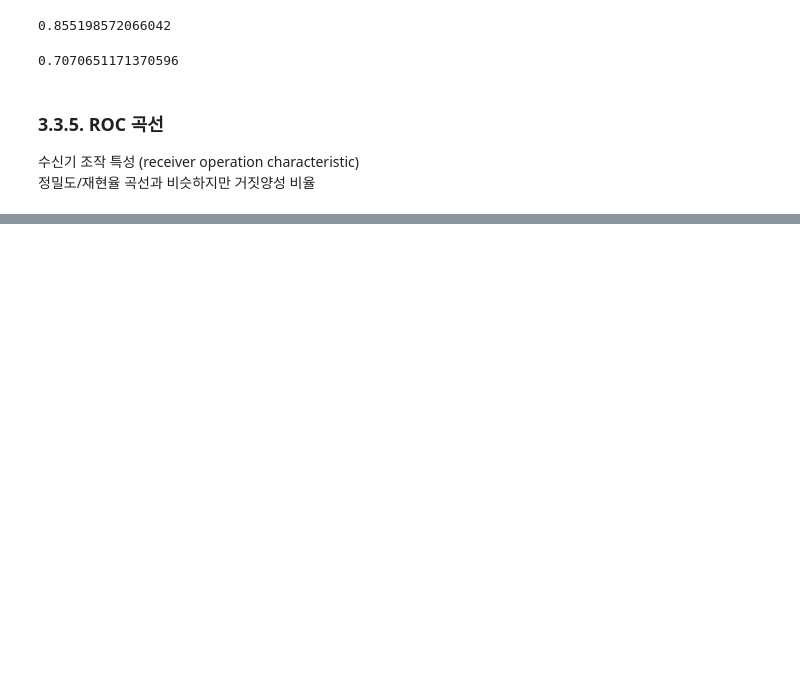
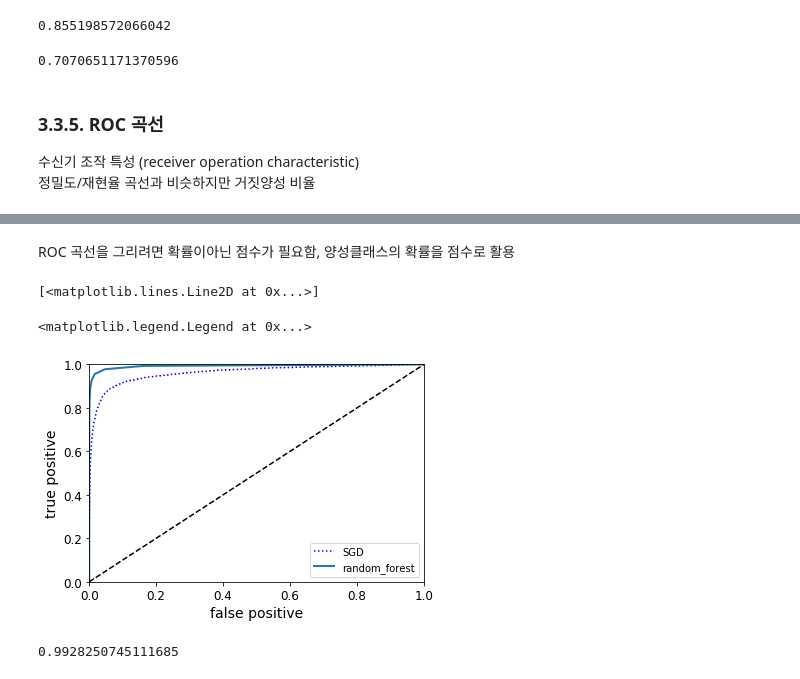
Before and after one commit to Suhwan-Ji/Study_ML, a Jupyter notebook: NoteBooks/Ch03. 분류.ipynb, the cells around one changed output, grey strips where cells are left out. Drawn from its saved outputs; the diff is of its cells as text; code cells hidden in the pictures; blank space fills up the shorter version.

```diff
--- a/NoteBooks/Ch03. 분류.ipynb
+++ b/NoteBooks/Ch03. 분류.ipynb
@@ -255,0 +287,17 @@ recall_score(y_train_5,y_train_pred_90)
+# %% [markdown]
+ROC 곡선을 그리려면 확률이아닌 점수가 필요함,  양성클래스의 확률을 점수로 활용
+# %%
+y_scores_forest = y_probas_forest[:,1]
+fpr_forest, tpr_forest, thresholds_forest = roc_curve(y_train_5, y_scores_forest)
+plt.plot(fpr,tpr,'b:',label='SGD')
+plot_roc_curve(fpr_forest,tpr_forest,label='random_forest')
+plt.legend(loc='lower right')
+plt.show()
+# %% [output]
+[<matplotlib.lines.Line2D at 0x...>]
+<matplotlib.legend.Legend at 0x...>
+[figure, added]
+# %%
+roc_auc_score(y_train_5,y_scores_forest)
+# %% [output]
+0.9928250745111685
```
Also changed, not shown: parts of 25 cells of this notebook.
